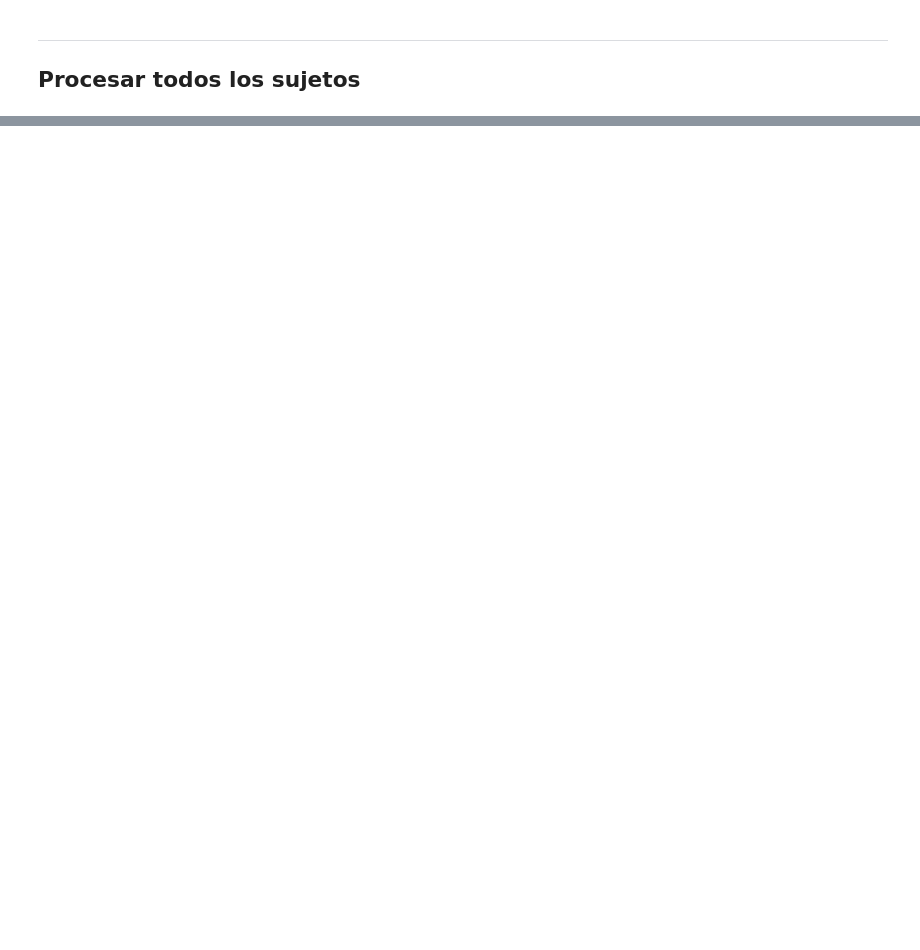
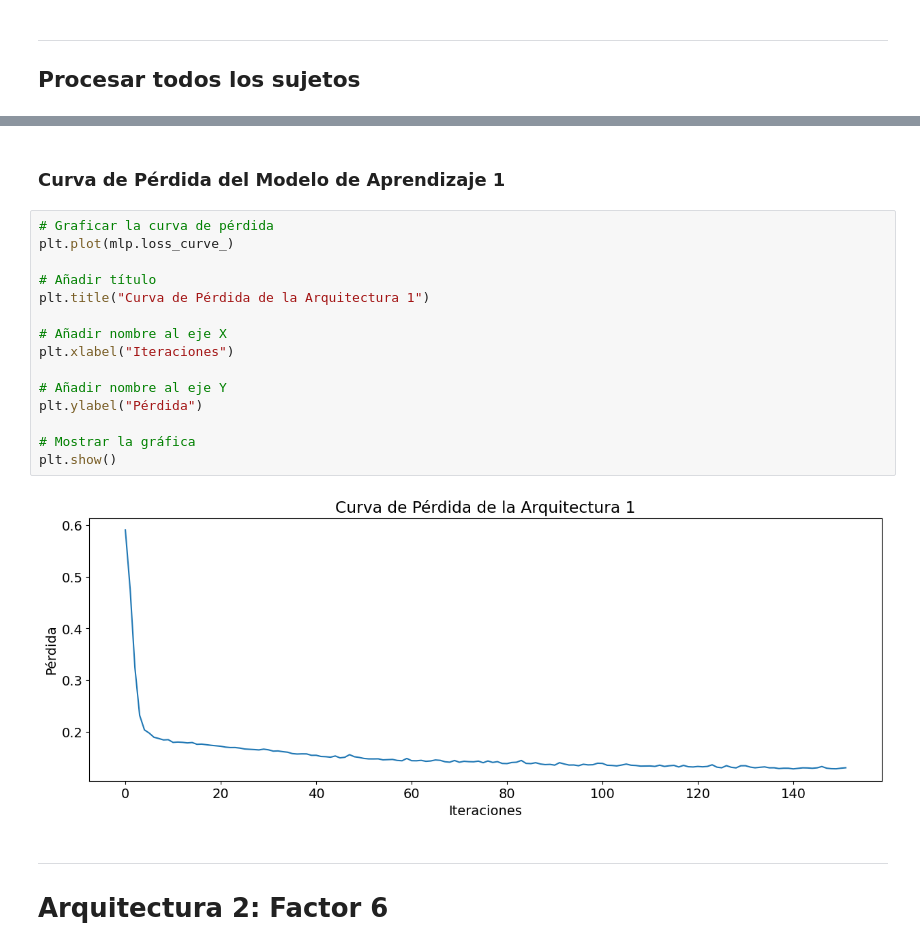
Before and after one commit to LuEnciso21/BIOSENALES24II, a Jupyter notebook: Proyecto4/P4_LuisaEnciso.ipynb, the cells around one changed output, grey strips where cells are left out. Drawn from its saved outputs; the diff is of its cells as text; blank space fills up the shorter version.

```diff
--- a/Proyecto4/P4_LuisaEnciso.ipynb
+++ b/Proyecto4/P4_LuisaEnciso.ipynb
@@ -492,0 +675,23 @@ Procesado 5664: MUSE_20180116_133908_01000
+# %% [markdown]
+### Curva de Pérdida del Modelo de Aprendizaje 1
+# %%
+# Graficar la curva de pérdida
+plt.plot(mlp.loss_curve_)
+
+# Añadir título
+plt.title("Curva de Pérdida de la Arquitectura 1")
+
+# Añadir nombre al eje X
+plt.xlabel("Iteraciones")
+
+# Añadir nombre al eje Y
+plt.ylabel("Pérdida")
+
+# Mostrar la gráfica
+plt.show()
+# %% [output]
+[figure, added]
+# %% [markdown]
+<hr>
+
+# Arquitectura 2: Factor 6
```
Also changed, not shown: parts of 47 cells of this notebook, 2 other files.
